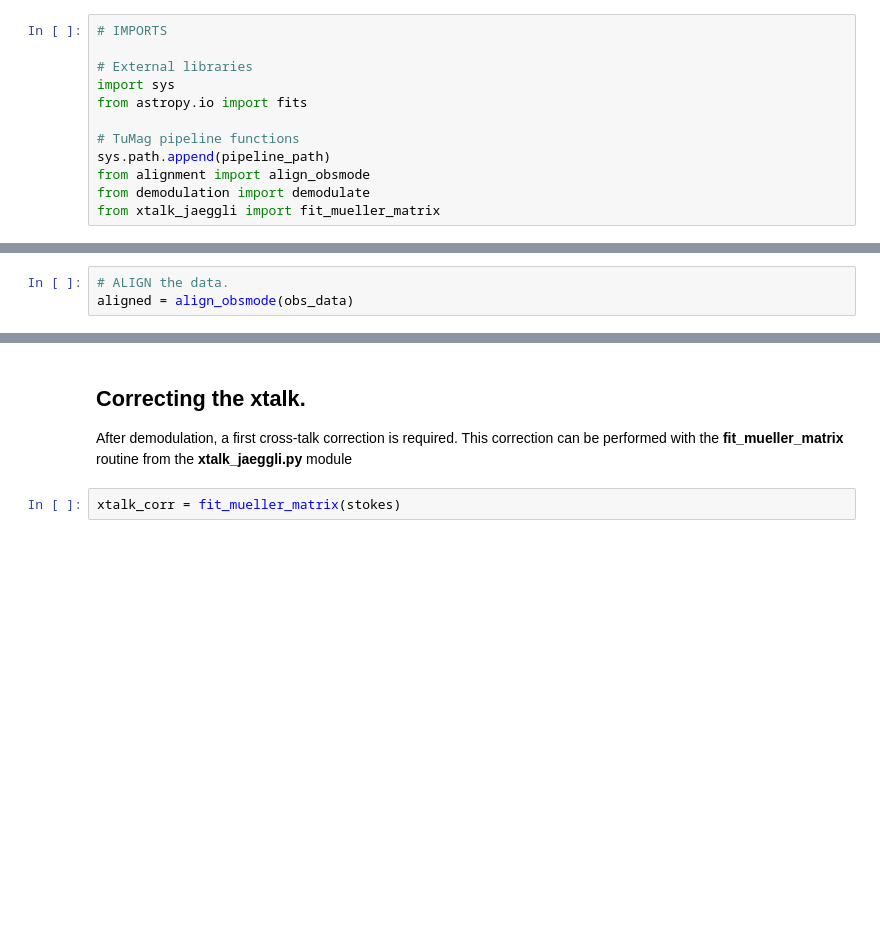
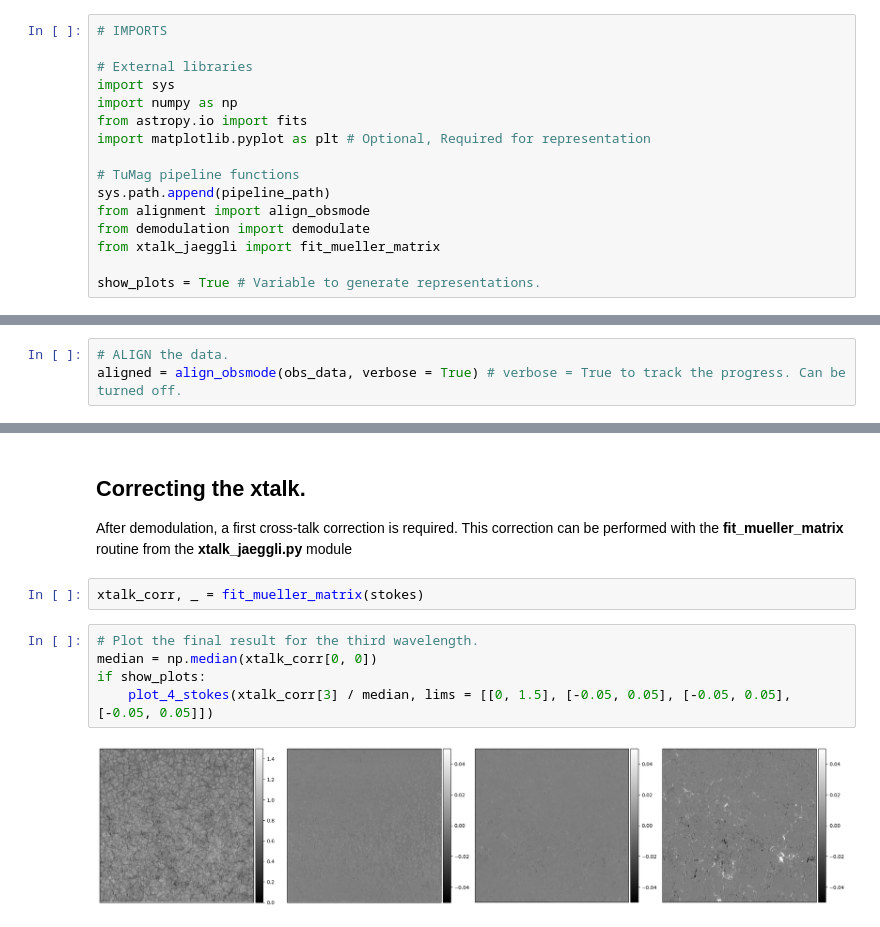
Before and after one commit to PabloSGN/TuMags_Reduction_Pipeline, a Jupyter notebook: TuMags_reduction_example.ipynb, the cells around one changed output, grey strips where cells are left out. Drawn from its saved outputs; the diff is of its cells as text; blank space fills up the shorter version.

Commit message:
changed some docs and verbose param in alignment

```diff
--- a/TuMags_reduction_example.ipynb
+++ b/TuMags_reduction_example.ipynb
@@ -27,10 +29,14 @@ To do this we use the sys library (pyhon built-in)
 
 # External libraries
 import sys
+import numpy as np
 from astropy.io import fits
+import matplotlib.pyplot as plt # Optional, Required for representation
 
 # TuMag pipeline functions
 sys.path.append(pipeline_path)
 from alignment import align_obsmode
 from demodulation import demodulate
 from xtalk_jaeggli import fit_mueller_matrix
+
+show_plots = True # Variable to generate representations.
@@ -72,4 +113,4 @@ We are going to use the  __align_obsmode__ routine from the module _alignment.py
 # %%
 # ALIGN the data.
-aligned = align_obsmode(obs_data)
+aligned = align_obsmode(obs_data, verbose = True) # verbose = True to track the progress. Can be turned off.
 # %% [output]
@@ -119,4 +160,11 @@ stokes = demodulate(aligned, filt = line)
 
 After demodulation, a first cross-talk correction is required. This correction can be performed with the __fit_mueller_matrix__ routine from the __xtalk_jaeggli.py__ module
 # %%
-xtalk_corr = fit_mueller_matrix(stokes)
+xtalk_corr, _ = fit_mueller_matrix(stokes)
+# %%
+# Plot the final result for the third wavelength.
+median = np.median(xtalk_corr[0, 0])
+if show_plots:
+    plot_4_stokes(xtalk_corr[3] / median, lims = [[0, 1.5], [-0.05, 0.05], [-0.05, 0.05], [-0.05, 0.05]])
+# %% [output]
+[figure, added]
```
Also changed, not shown: parts of 6 cells of this notebook, 4 other files.
